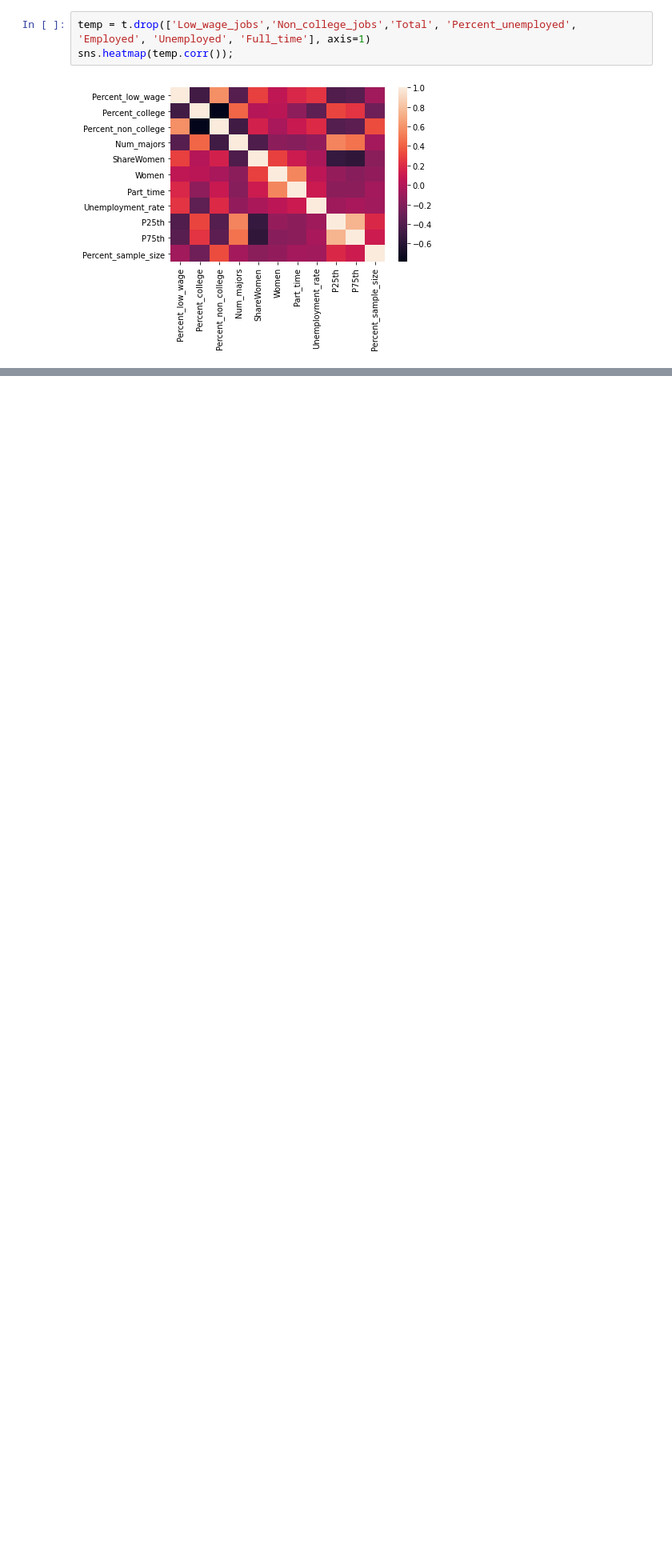
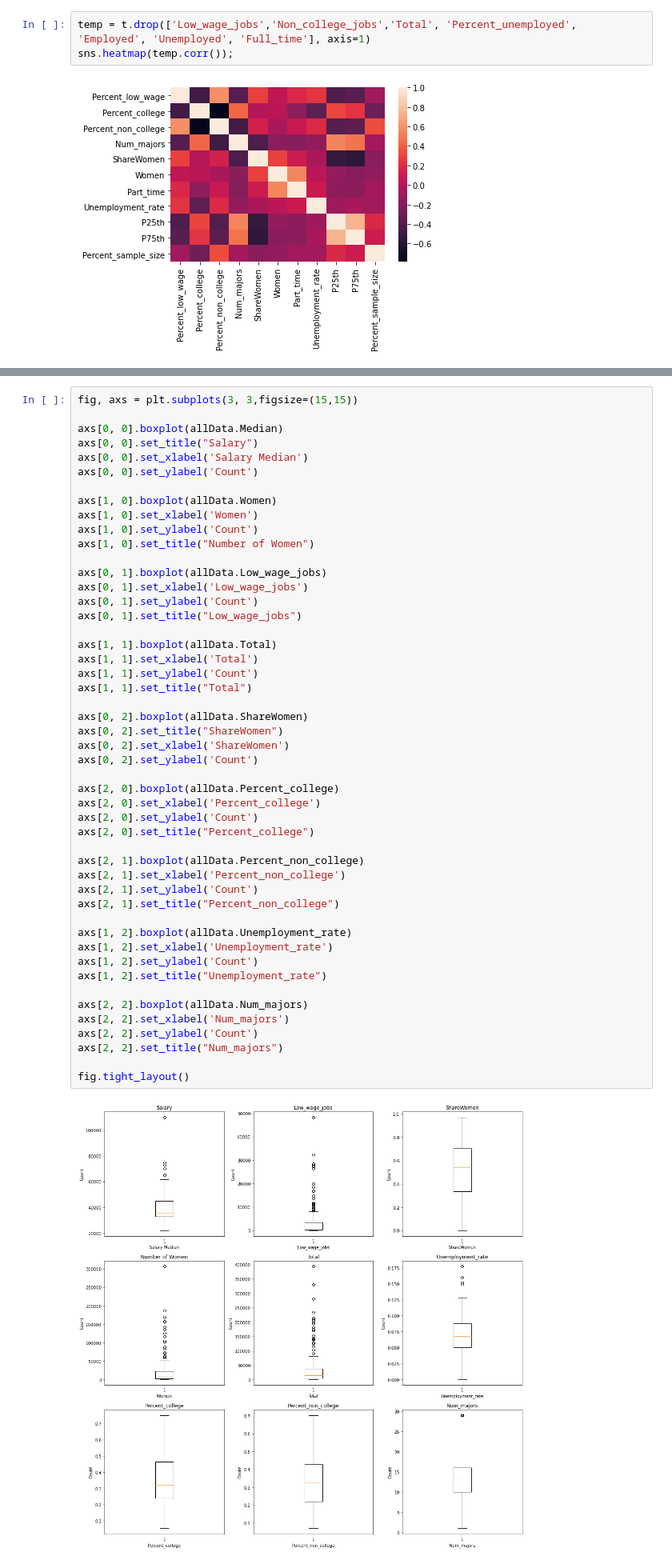
Before and after one commit to siennawishart/MSCI-446-Project, a Jupyter notebook: Data/Data Cleaning and Feature Eng/Supervised Learning Project Proposal Exploring.ipynb, the cells around one changed output, grey strips where cells are left out. Shown: that part at 80% size. Saved outputs shown, nothing was run; the diff lists cells and outputs as text; blank space fills up the shorter version.

```diff
--- a/Data/Data Cleaning and Feature Eng/Supervised Learning Project Proposal Exploring.ipynb
+++ b/Data/Data Cleaning and Feature Eng/Supervised Learning Project Proposal Exploring.ipynb
@@ -342,0 +440,51 @@ sns.heatmap(temp.corr());
+# %%
+fig, axs = plt.subplots(3, 3,figsize=(15,15))
+
+axs[0, 0].boxplot(allData.Median)
+axs[0, 0].set_title("Salary")
+axs[0, 0].set_xlabel('Salary Median')
+axs[0, 0].set_ylabel('Count')
+
+axs[1, 0].boxplot(allData.Women)
+axs[1, 0].set_xlabel('Women')
+axs[1, 0].set_ylabel('Count')
+axs[1, 0].set_title("Number of Women")
+
+axs[0, 1].boxplot(allData.Low_wage_jobs)
+axs[0, 1].set_xlabel('Low_wage_jobs')
+axs[0, 1].set_ylabel('Count')
+axs[0, 1].set_title("Low_wage_jobs")
+
+axs[1, 1].boxplot(allData.Total)
+axs[1, 1].set_xlabel('Total')
+axs[1, 1].set_ylabel('Count')
+axs[1, 1].set_title("Total")
+
+axs[0, 2].boxplot(allData.ShareWomen)
+axs[0, 2].set_title("ShareWomen")
+axs[0, 2].set_xlabel('ShareWomen')
+axs[0, 2].set_ylabel('Count')
+
+axs[2, 0].boxplot(allData.Percent_college)
+axs[2, 0].set_xlabel('Percent_college')
+axs[2, 0].set_ylabel('Count')
+axs[2, 0].set_title("Percent_college")
+
+axs[2, 1].boxplot(allData.Percent_non_college)
+axs[2, 1].set_xlabel('Percent_non_college')
+axs[2, 1].set_ylabel('Count')
+axs[2, 1].set_title("Percent_non_college")
+
+axs[1, 2].boxplot(allData.Unemployment_rate)
+axs[1, 2].set_xlabel('Unemployment_rate')
+axs[1, 2].set_ylabel('Count')
+axs[1, 2].set_title("Unemployment_rate")
+
+axs[2, 2].boxplot(allData.Num_majors)
+axs[2, 2].set_xlabel('Num_majors')
+axs[2, 2].set_ylabel('Count')
+axs[2, 2].set_title("Num_majors")
+
+fig.tight_layout()
+# %% [output]
+[figure, added]
```
Also changed, not shown: parts of 7 cells of this notebook, 2 other files.
